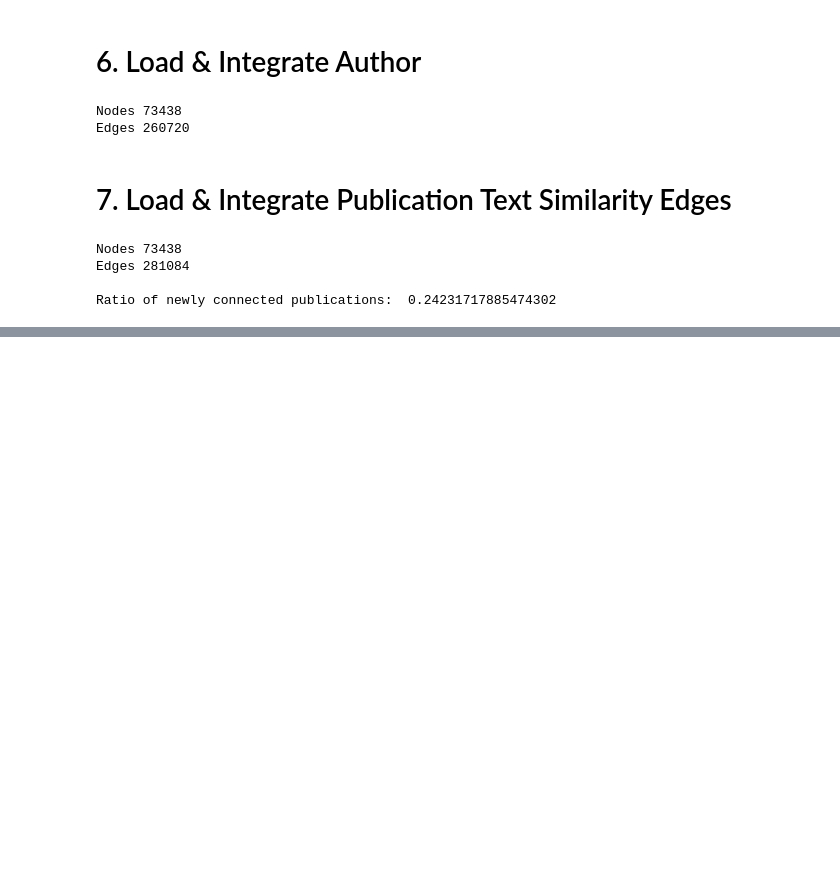
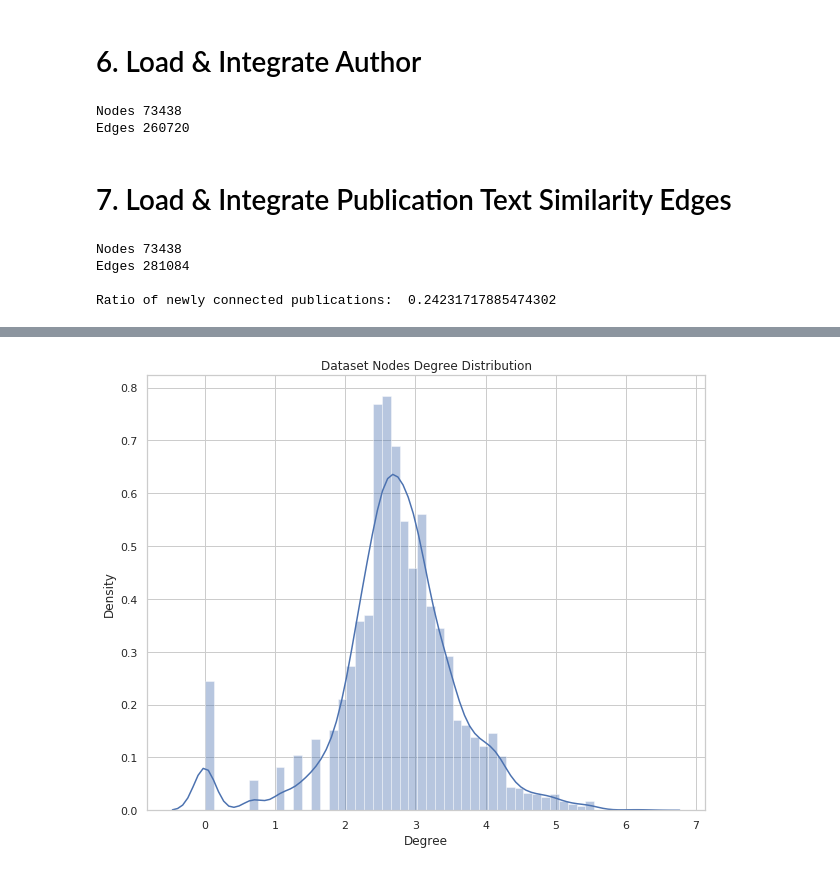
Before and after one commit to rich-context-capstone-2019/Rich-Context-Capstone, a Jupyter notebook: NetworkBuilder.ipynb, the cells around one changed output, grey strips where cells are left out. Drawn from its saved outputs; the diff is of its cells as text; code cells hidden in the pictures; blank space fills up the shorter version.

```diff
--- a/NetworkBuilder.ipynb
+++ b/NetworkBuilder.ipynb
@@ -150,0 +286,9 @@ writeNX('data/network_v2.0.json', G)
+# %%
+print('Start W/ Contracted Dataset')
+G_alt = startG8()
+ddST(G_alt, new_sub_edges)
+addAuth(G_alt)
+addPubSim(G_alt)
+addFoS(G_alt)
+
+# writeNX('data/network_v2.5_contract.json', G_alt)
@@ -150,0 +373,10 @@ writeNX('data/network_v2.0.json', G)
+# %%
+dt = [G_alt.degree(i) for i in G_alt if str(i).startswith('data_')]
+dt = [i for i in dt if i < 200]
+
+# dt = [neighborPub(G_alt, i, 'pub_') for i in G_alt if str(i).startswith('data_')]
+# dt = [i for i in dt if i < 20]
+
+plotDegreeDistribution(dt, node_type = 'Dataset', ptype = 'density', figsize = (10,8), bins = 50)
+# %% [output]
+[figure, added]
```
Also changed, not shown: parts of 24 cells of this notebook.
